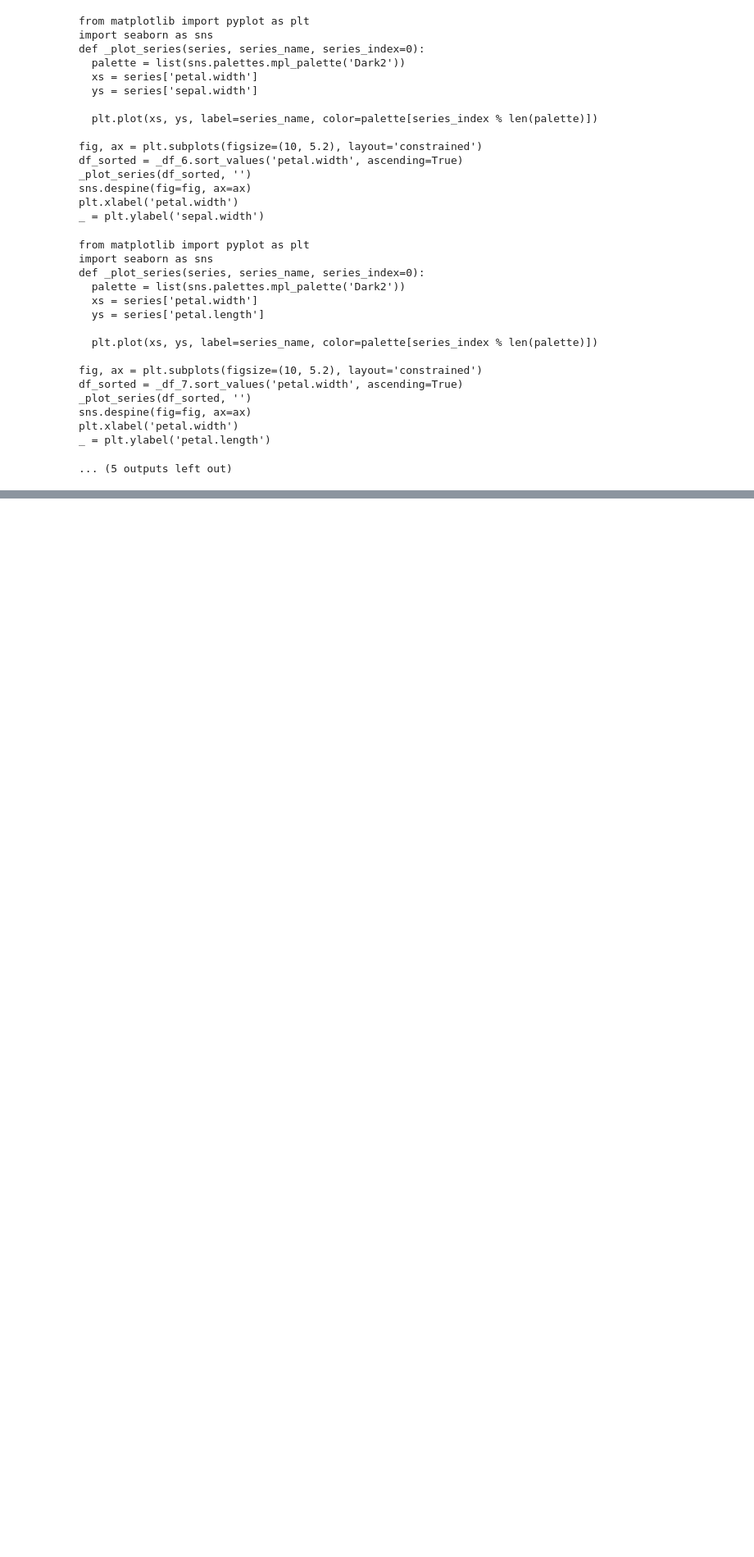
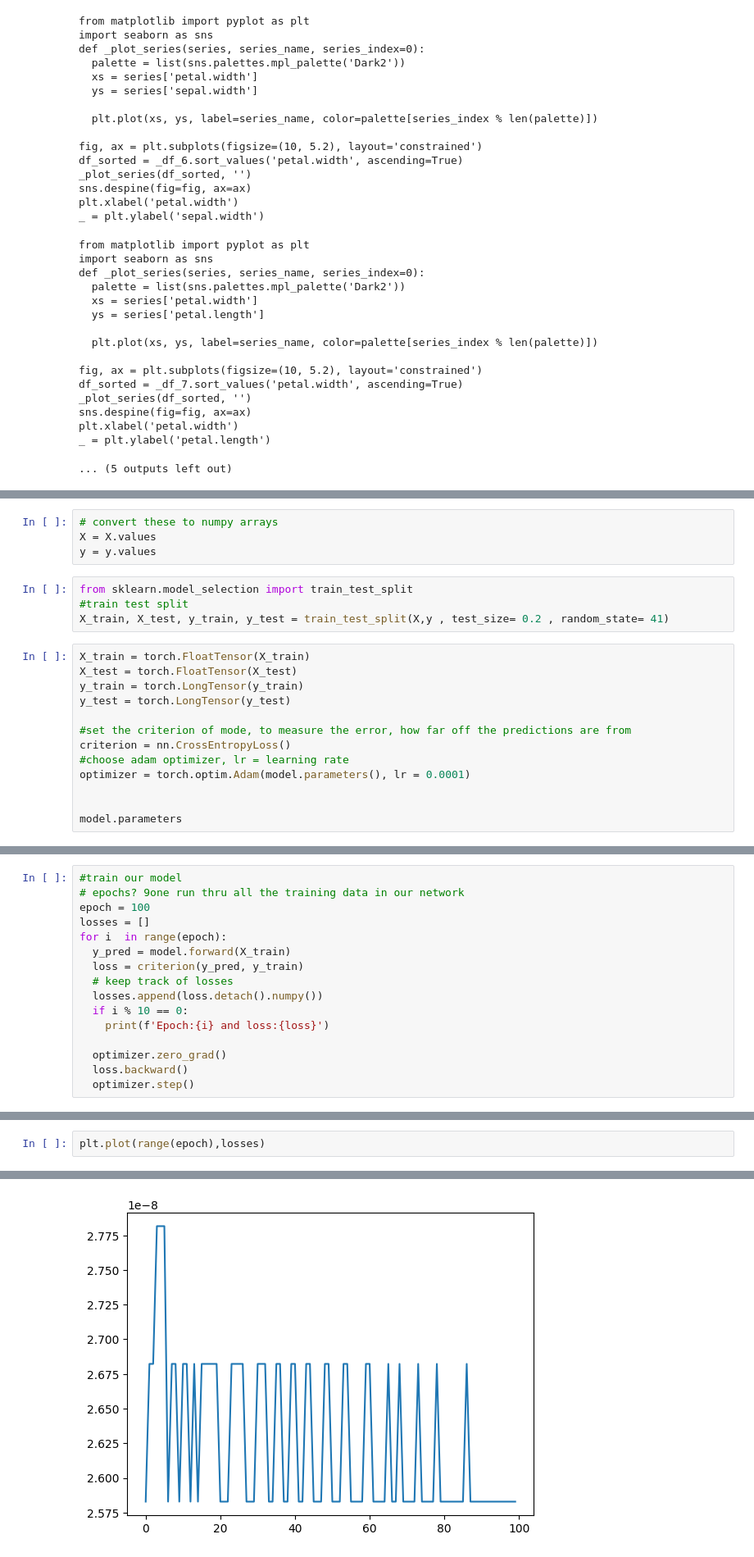
Before and after one commit to nokutungwa/PyTorch, a Jupyter notebook: pytorch.ipynb, the cells around one changed output, grey strips where cells are left out. Shown at 82% size. Cells and saved outputs as stored; diff of their text form; blank space fills up the shorter version.

```diff
--- a/pytorch.ipynb
+++ b/pytorch.ipynb
@@ -226,0 +228,21 @@ x = my_df('variety')
+# %%
+# convert these to numpy arrays
+X = X.values
+y = y.values
+# %%
+from sklearn.model_selection import train_test_split
+#train test split
+X_train, X_test, y_train, y_test = train_test_split(X,y , test_size= 0.2 , random_state= 41)
+# %%
+X_train = torch.FloatTensor(X_train)
+X_test = torch.FloatTensor(X_test)
+y_train = torch.LongTensor(y_train)
+y_test = torch.LongTensor(y_test)
+
+#set the criterion of mode, to measure the error, how far off the predictions are from
+criterion = nn.CrossEntropyLoss()
+#choose adam optimizer, lr = learning rate
+optimizer = torch.optim.Adam(model.parameters(), lr = 0.0001)
+
+
+model.parameters
@@ -226,0 +255,16 @@ x = my_df('variety')
+# %%
+#train our model
+# epochs? 9one run thru all the training data in our network
+epoch = 100
+losses = []
+for i  in range(epoch):
+  y_pred = model.forward(X_train)
+  loss = criterion(y_pred, y_train)
+  # keep track of losses
+  losses.append(loss.detach().numpy())
+  if i % 10 == 0:
+    print(f'Epoch:{i} and loss:{loss}')
+
+  optimizer.zero_grad()
+  loss.backward()
+  optimizer.step()
@@ -226,0 +282,3 @@ x = my_df('variety')
+# %%
+plt.plot(range(epoch),losses)
+# %% [output]
@@ -226,0 +286 @@ x = my_df('variety')
+[figure, added]
```
Also changed, not shown: parts of 4 cells of this notebook.
